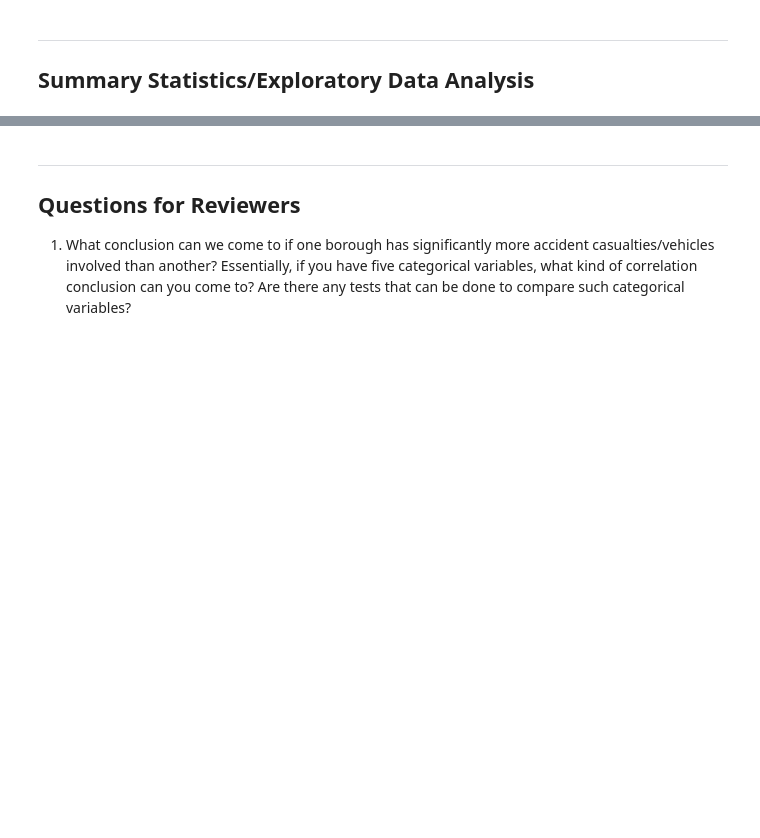
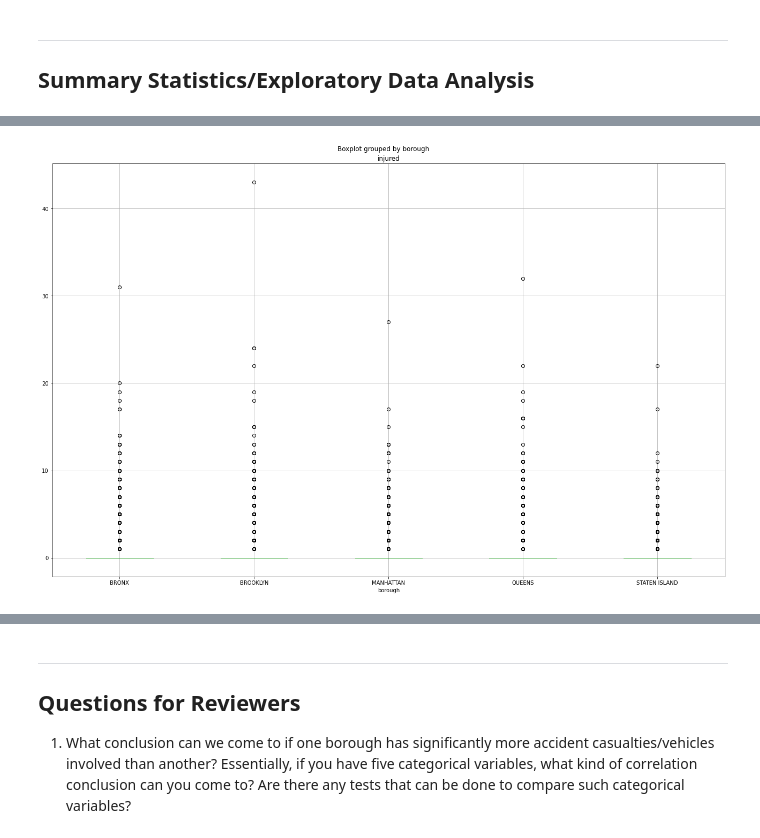
Before and after one commit to ray-zhou-123/info2950, a Jupyter notebook: Project.ipynb, the cells around one changed output, grey strips where cells are left out. Saved outputs shown, nothing was run; the diff lists cells and outputs as text; code cells hidden in the pictures; blank space fills up the shorter version.

```diff
--- a/Project.ipynb
+++ b/Project.ipynb
@@ -129,0 +131,6 @@ Name: vehicles_involved, dtype: float64
+# %%
+accidents.boxplot('injured', by='borough', figsize=(18,12))
+plt.tight_layout()
+plt.show()
+# %% [output]
+[figure, added]
```
Also changed, not shown: parts of 17 cells of this notebook.
